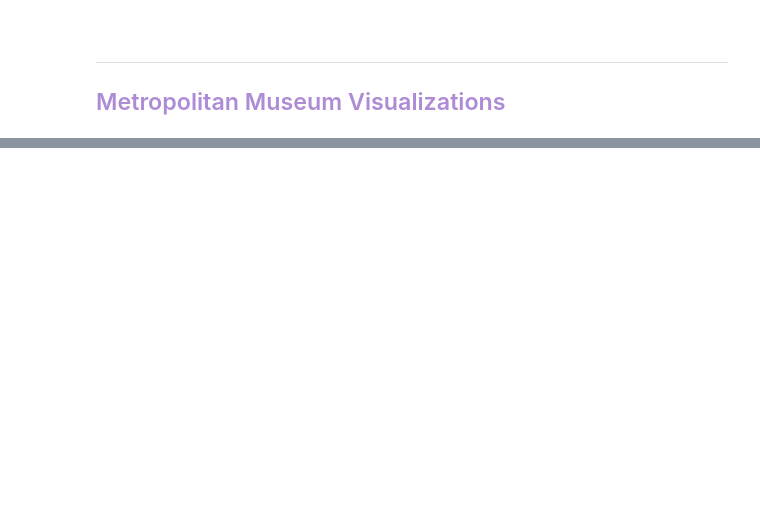
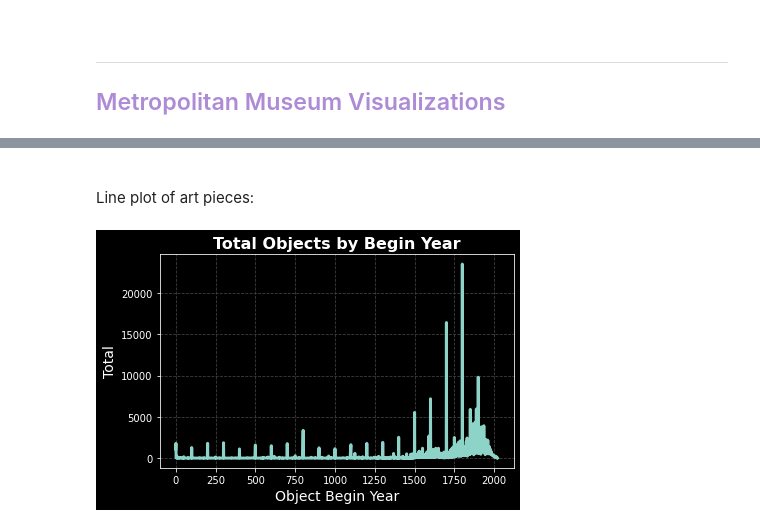
Before and after one commit to Hakuna-Patata/BU_MSDS_PTW, a Jupyter notebook: DSC 540 - Data Preparation/Week 9 & 10.ipynb, the cells around one changed output, grey strips where cells are left out. Drawn from its saved outputs; the diff is of its cells as text; code cells hidden in the pictures; blank space fills up the shorter version.

```diff
--- a/DSC 540 - Data Preparation/Week 9 & 10.ipynb
+++ b/DSC 540 - Data Preparation/Week 9 & 10.ipynb
@@ -295,3 +348,7 @@ Image(poster_url)
 [Purple]: <> (#ae8bd5)
 [Coral]: <> (#9c4957)
 [Grey]: <> (#8c8c8c)
+# %%
+db_path = 'HakunaPatata.db'
+
+HP.sqlite_tables(db_path=db_path)
@@ -297,0 +406,9 @@ Image(poster_url)
+# %% [markdown]
+<br>
+
+Line plot of art pieces:
+# %%
+mm_df.groupby('OBJECT_BEGIN_DATE_NUM')['OBJECT_BEGIN_DATE_NUM'].count().plot(xlabel='Object Begin Year', ylabel='Total', title='Total Objects by Begin Year')
+plt.show()
+# %% [output]
+[figure, added]
```
Also changed, not shown: parts of 16 cells of this notebook.
